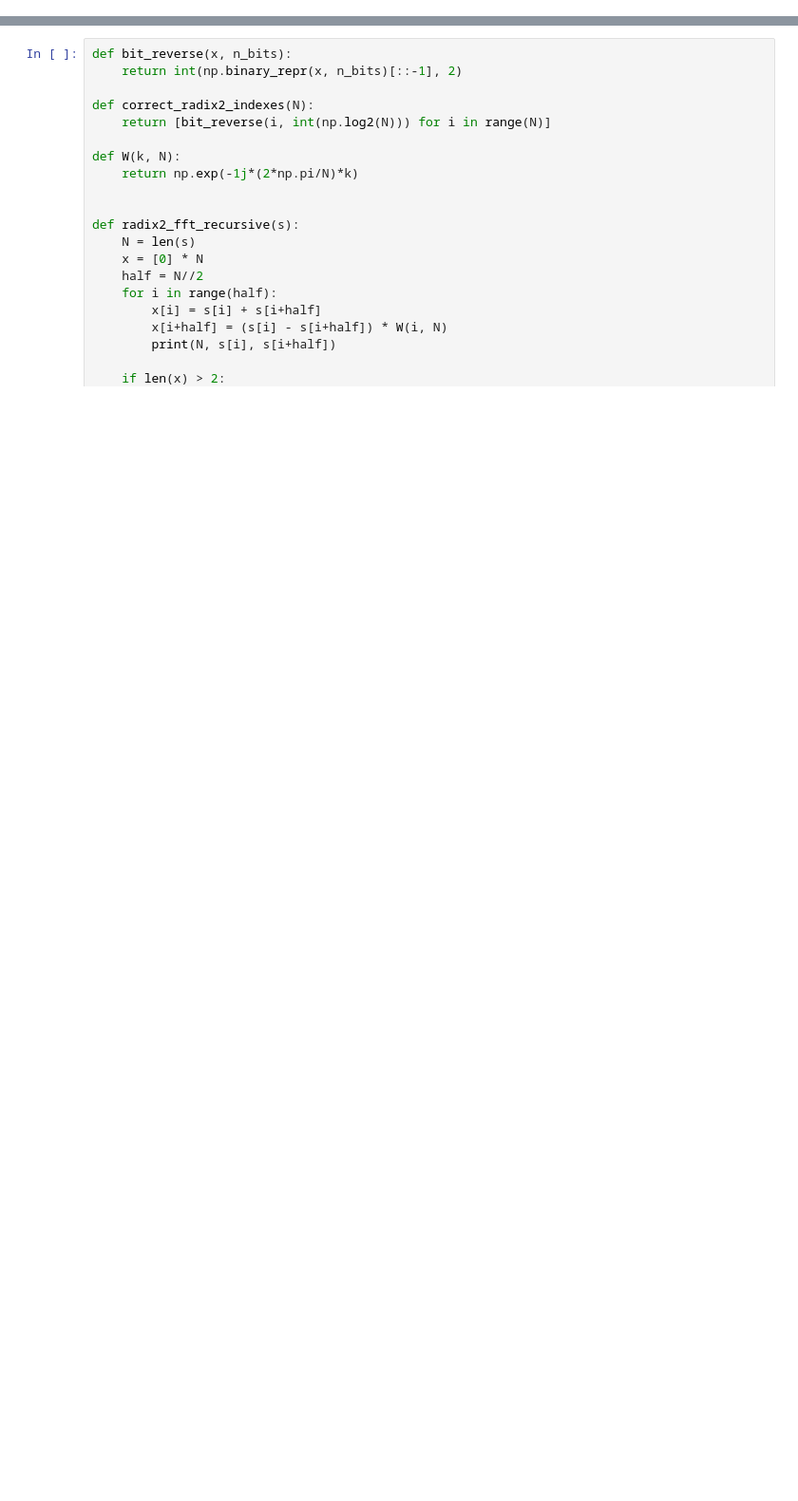
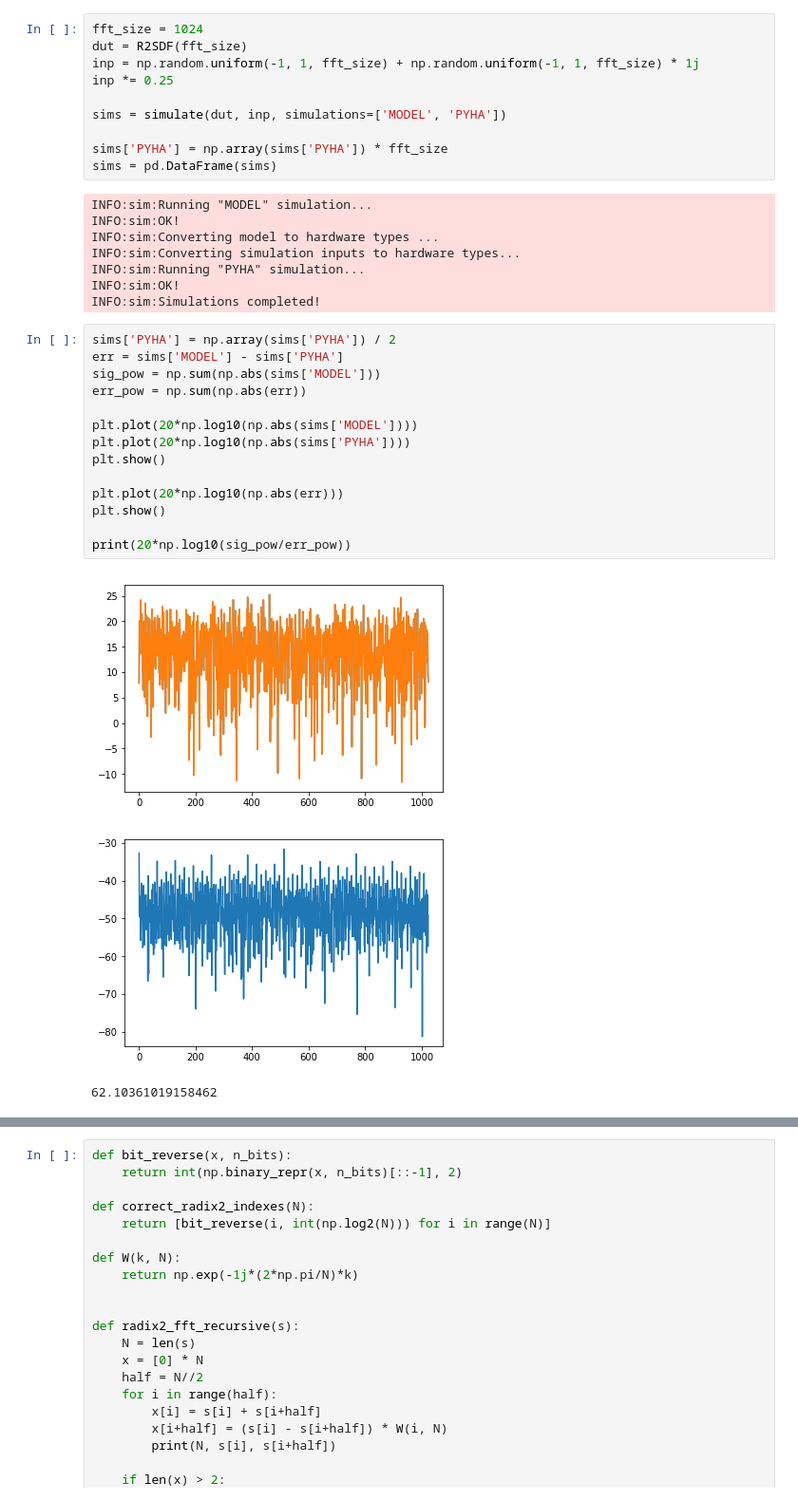
Before and after one commit to gasparka/pyhacores, a Jupyter notebook: under_construction/fft/experiments.ipynb, the cells around one changed output, grey strips where cells are left out. Shown at 95% size. Drawn from its saved outputs; the diff is of its cells as text; blank space fills up the shorter version.

```diff
--- a/under_construction/fft/experiments.ipynb
+++ b/under_construction/fft/experiments.ipynb
@@ -5,0 +16,36 @@ import pandas as pd
+# %%
+fft_size = 1024
+dut = R2SDF(fft_size)
+inp = np.random.uniform(-1, 1, fft_size) + np.random.uniform(-1, 1, fft_size) * 1j
+inp *= 0.25
+
+sims = simulate(dut, inp, simulations=['MODEL', 'PYHA'])
+
+sims['PYHA'] = np.array(sims['PYHA']) * fft_size
+sims = pd.DataFrame(sims)
+# %% [output]
+INFO:sim:Running "MODEL" simulation...
+INFO:sim:OK!
+INFO:sim:Converting model to hardware types ...
+INFO:sim:Converting simulation inputs to hardware types...
+INFO:sim:Running "PYHA" simulation...
+INFO:sim:OK!
+INFO:sim:Simulations completed!
+# %%
+sims['PYHA'] = np.array(sims['PYHA']) / 2
+err = sims['MODEL'] - sims['PYHA']
+sig_pow = np.sum(np.abs(sims['MODEL']))
+err_pow = np.sum(np.abs(err))
+
+plt.plot(20*np.log10(np.abs(sims['MODEL'])))
+plt.plot(20*np.log10(np.abs(sims['PYHA'])))
+plt.show()
+
+plt.plot(20*np.log10(np.abs(err)))
+plt.show()
+
+print(20*np.log10(sig_pow/err_pow))
+# %% [output]
+[figure, added]
+[figure, added]
+62.10361019158462
```
Also changed, not shown: parts of 14 cells of this notebook, 1 other file.
